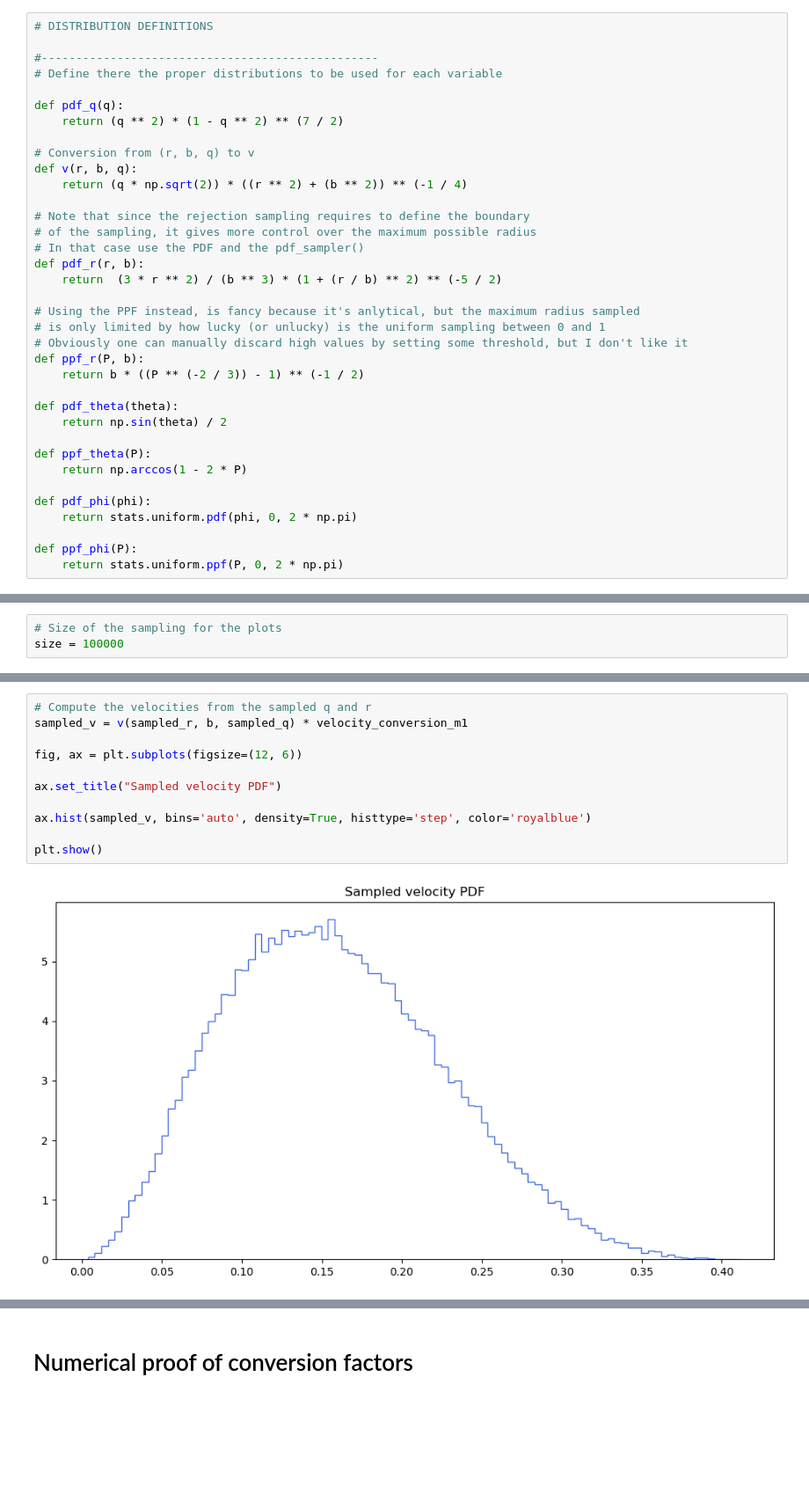
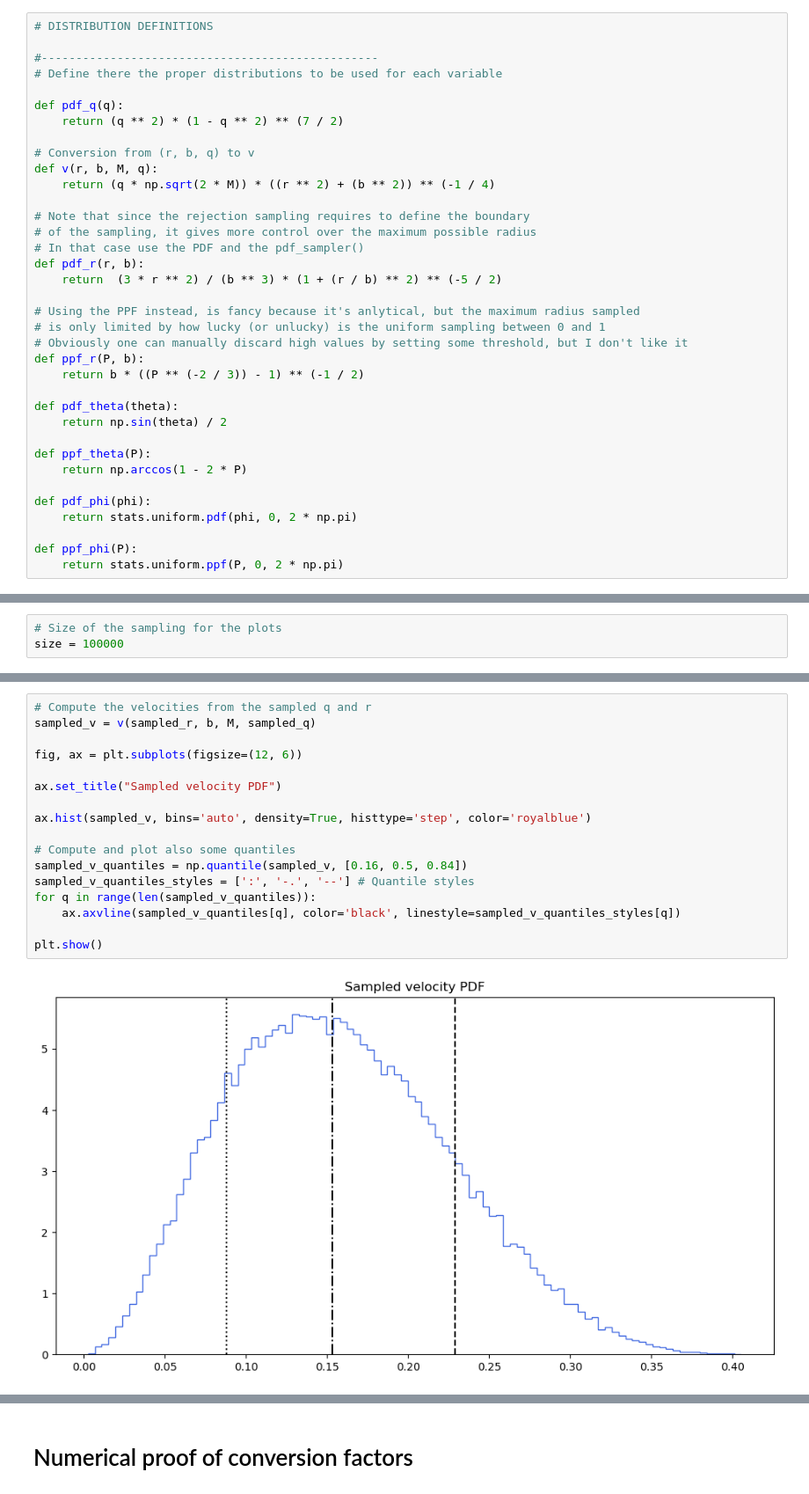
Before and after one commit to F3Solid/stellar_dynamics_2024_exercises, a Jupyter notebook: E4/distribution_sampler.ipynb, the cells around one changed output, grey strips where cells are left out. Shown at 88% size. Cells and saved outputs as stored; diff of their text form; blank space fills up the shorter version.

```diff
--- a/E4/distribution_sampler.ipynb
+++ b/E4/distribution_sampler.ipynb
@@ -257,8 +267,8 @@ def pdf_q(q):
     return (q ** 2) * (1 - q ** 2) ** (7 / 2)
 
 # Conversion from (r, b, q) to v
-def v(r, b, q):
-    return (q * np.sqrt(2)) * ((r ** 2) + (b ** 2)) ** (-1 / 4)
+def v(r, b, M, q):
+    return (q * np.sqrt(2 * M)) * ((r ** 2) + (b ** 2)) ** (-1 / 4)
 
 # Note that since the rejection sampling requires to define the boundary
 # of the sampling, it gives more control over the maximum possible radius
@@ -406,16 +422,22 @@ sampler_diagnostic_plot(r_init[0], r_init[1][0], sampled_x=sampled_r, **r_init[4
 # %%
 # Compute the velocities from the sampled q and r
-sampled_v = v(sampled_r, b, sampled_q) * velocity_conversion_m1
+sampled_v = v(sampled_r, b, M, sampled_q)
 
 fig, ax = plt.subplots(figsize=(12, 6))
 
 ax.set_title("Sampled velocity PDF")
 
 ax.hist(sampled_v, bins='auto', density=True, histtype='step', color='royalblue')
 
+# Compute and plot also some quantiles
+sampled_v_quantiles = np.quantile(sampled_v, [0.16, 0.5, 0.84])
+sampled_v_quantiles_styles = [':', '-.', '--'] # Quantile styles
+for q in range(len(sampled_v_quantiles)):
+    ax.axvline(sampled_v_quantiles[q], color='black', linestyle=sampled_v_quantiles_styles[q])
+
 plt.show()
 # %% [output]
-[figure, old version]
+[figure, new version]
 # %%
 theta_init = pdf_initialiser(pdf_theta, theta_bounds[0], theta_bounds[1])
 
```
Also changed, not shown: parts of 23 cells of this notebook, 1 other file.
